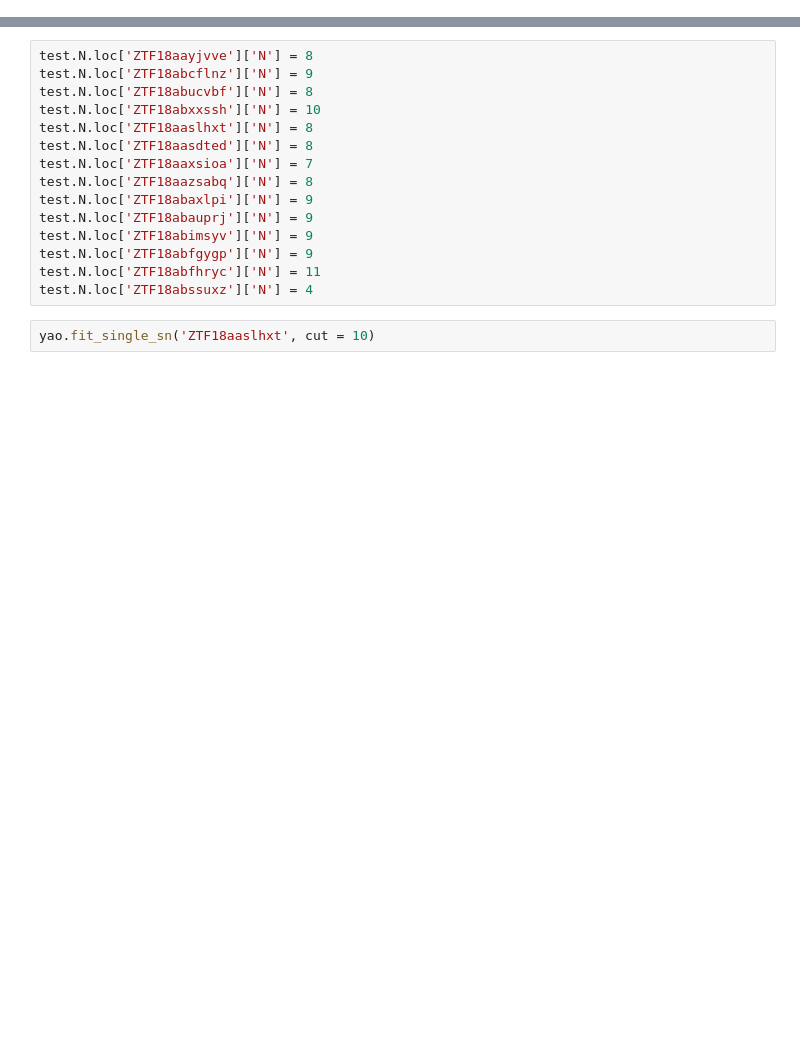
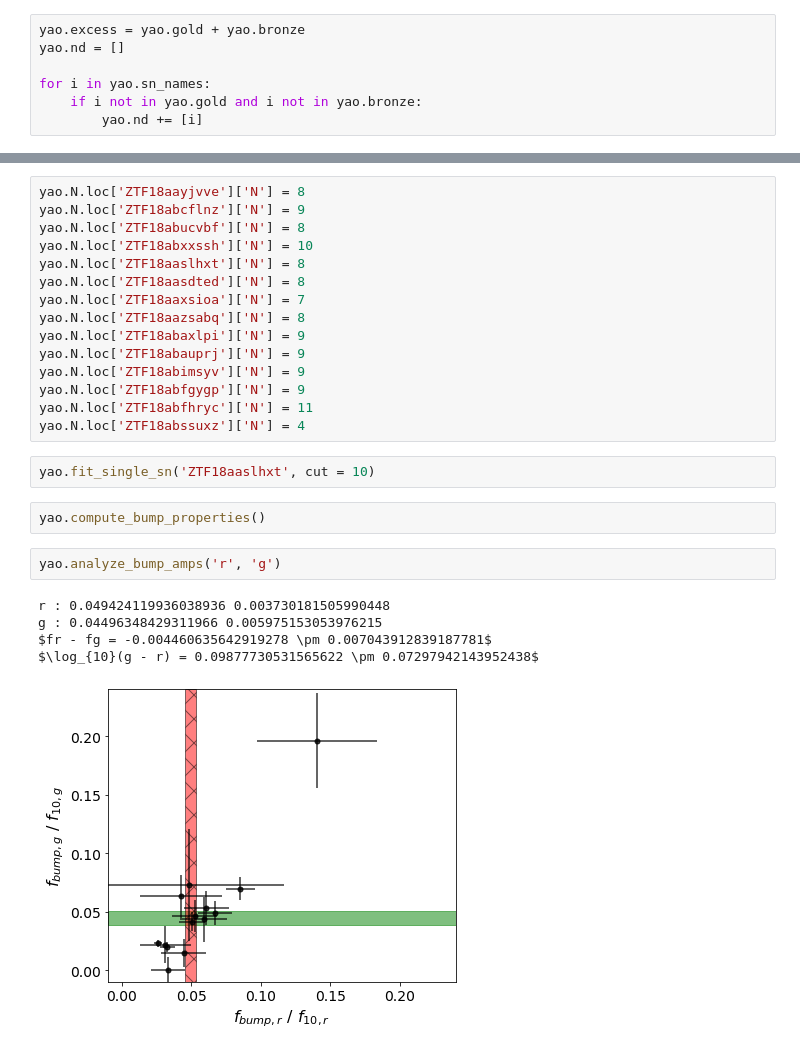
Before and after one commit to Christine8888/earlySN, a Jupyter notebook: debugging.ipynb, the cells around one changed output, grey strips where cells are left out. Cells and saved outputs as stored; diff of their text form; blank space fills up the shorter version.

```diff
--- a/debugging.ipynb
+++ b/debugging.ipynb
@@ -69,6 +78,13 @@ yao.bronze = ['ZTF18aasdted', 'ZTF18abaxlpi', 'ZTF18abimsyv',
              'ZTF18aaslhxt', 'ZTF18aazsabq', 'ZTF18abauprj', ]
 
 yao.gold_nd = ['ZTF18aavrzxp', 'ZTF18aazblzy', 'ZTF18abcysdx', 'ZTF18abetehf', 'ZTF18abxygvv']
+# %%
+yao.excess = yao.gold + yao.bronze
+yao.nd = []
+
+for i in yao.sn_names:
+    if i not in yao.gold and i not in yao.bronze:
+        yao.nd += [i]
 # %%
 ztf.gold = ['ZTF18aayjvve', 'ZTF18abauprj']
 ztf.bronze = ['ZTF18abkhcwl', 'ZTF18abuhzfc', 'ZTF18abvejbm']
@@ -81,19 +97,29 @@ for i in test.sn_names:
     if i not in test.gold and i not in test.bronze:
         test.nd += [i]
 # %%
-test.N.loc['ZTF18aayjvve']['N'] = 8
-test.N.loc['ZTF18abcflnz']['N'] = 9
-test.N.loc['ZTF18abucvbf']['N'] = 8
-test.N.loc['ZTF18abxxssh']['N'] = 10
-test.N.loc['ZTF18aaslhxt']['N'] = 8
-test.N.loc['ZTF18aasdted']['N'] = 8
-test.N.loc['ZTF18aaxsioa']['N'] = 7
-test.N.loc['ZTF18aazsabq']['N'] = 8
-test.N.loc['ZTF18abaxlpi']['N'] = 9
-test.N.loc['ZTF18abauprj']['N'] = 9
-test.N.loc['ZTF18abimsyv']['N'] = 9
-test.N.loc['ZTF18abfgygp']['N'] = 9
-test.N.loc['ZTF18abfhryc']['N'] = 11
-test.N.loc['ZTF18abssuxz']['N'] = 4
+yao.N.loc['ZTF18aayjvve']['N'] = 8
+yao.N.loc['ZTF18abcflnz']['N'] = 9
+yao.N.loc['ZTF18abucvbf']['N'] = 8
+yao.N.loc['ZTF18abxxssh']['N'] = 10
+yao.N.loc['ZTF18aaslhxt']['N'] = 8
+yao.N.loc['ZTF18aasdted']['N'] = 8
+yao.N.loc['ZTF18aaxsioa']['N'] = 7
+yao.N.loc['ZTF18aazsabq']['N'] = 8
+yao.N.loc['ZTF18abaxlpi']['N'] = 9
+yao.N.loc['ZTF18abauprj']['N'] = 9
+yao.N.loc['ZTF18abimsyv']['N'] = 9
+yao.N.loc['ZTF18abfgygp']['N'] = 9
+yao.N.loc['ZTF18abfhryc']['N'] = 11
+yao.N.loc['ZTF18abssuxz']['N'] = 4
 # %%
 yao.fit_single_sn('ZTF18aaslhxt', cut = 10)
+# %%
+yao.compute_bump_properties()
+# %%
+yao.analyze_bump_amps('r', 'g')
+# %% [output]
+r : 0.049424119936038936 0.003730181505990448
+g : 0.04496348429311966 0.005975153053976215
+$fr - fg = -0.004460635642919278 \pm 0.007043912839187781$
+$\log_{10}(g - r) = 0.09877730531565622 \pm 0.07297942143952438$
+[figure, added]
```
Also changed, not shown: parts of 5 cells of this notebook, 19 other files.
